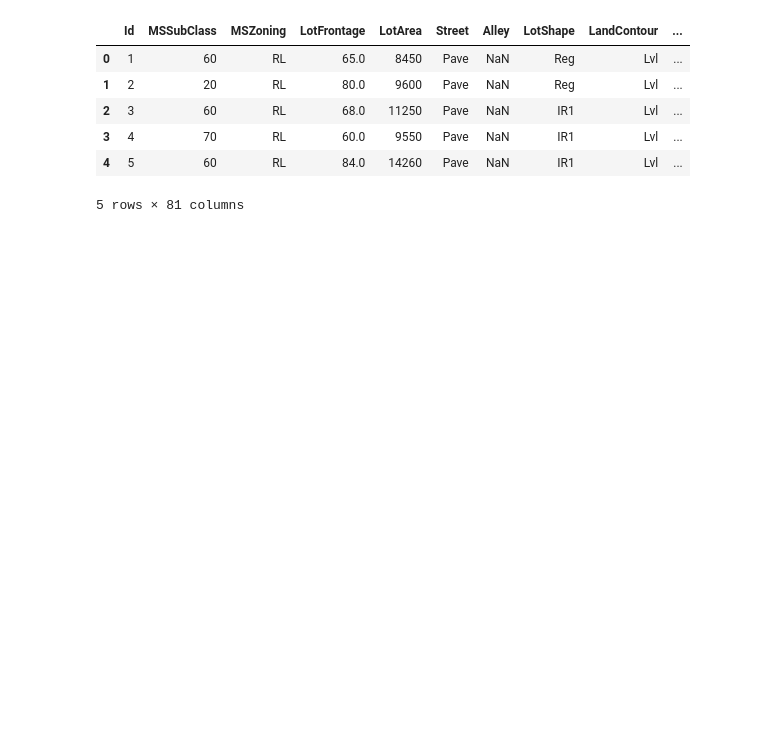
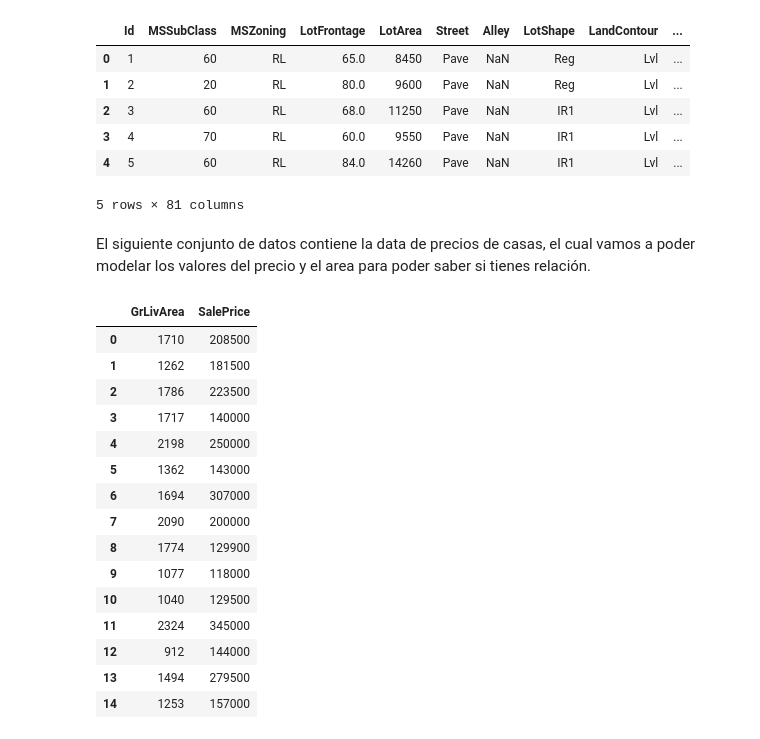
Before and after one commit to Lemito66/Maestria, a Jupyter notebook: MachineLearning/Proyecto/project.ipynb, the cells around one changed output. Saved outputs shown, nothing was run; the diff lists cells and outputs as text; code cells hidden in the pictures; blank space fills up the shorter version.

```diff
--- a/MachineLearning/Proyecto/project.ipynb
+++ b/MachineLearning/Proyecto/project.ipynb
@@ -15,3 +15,24 @@ train.head()
 | 3 | 4 | 70 | RL | 60.0 | 9550 | Pave | NaN | IR1 | Lvl | ... |
 | 4 | 5 | 60 | RL | 84.0 | 14260 | Pave | NaN | IR1 | Lvl | ... |
 5 rows × 81 columns
+# %% [markdown]
+El siguiente conjunto de datos contiene la data de precios de casas, el cual vamos a poder modelar los valores del precio y el area para poder saber si tienes relación.
+# %%
+train[['GrLivArea','SalePrice']].head(15)
+# %% [output]
+|  | GrLivArea | SalePrice |
+| 0 | 1710 | 208500 |
+| 1 | 1262 | 181500 |
+| 2 | 1786 | 223500 |
+| 3 | 1717 | 140000 |
+| 4 | 2198 | 250000 |
+| 5 | 1362 | 143000 |
+| 6 | 1694 | 307000 |
+| 7 | 2090 | 200000 |
+| 8 | 1774 | 129900 |
+| 9 | 1077 | 118000 |
+| 10 | 1040 | 129500 |
+| 11 | 2324 | 345000 |
+| 12 | 912 | 144000 |
+| 13 | 1494 | 279500 |
+| 14 | 1253 | 157000 |
```
Also changed, not shown: parts of 4 cells of this notebook.
